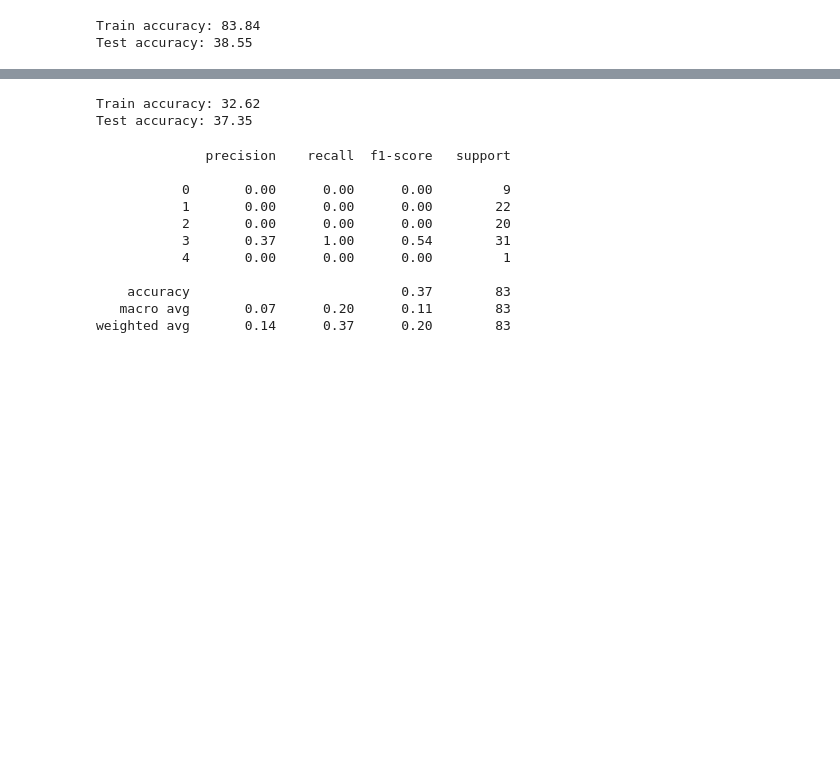
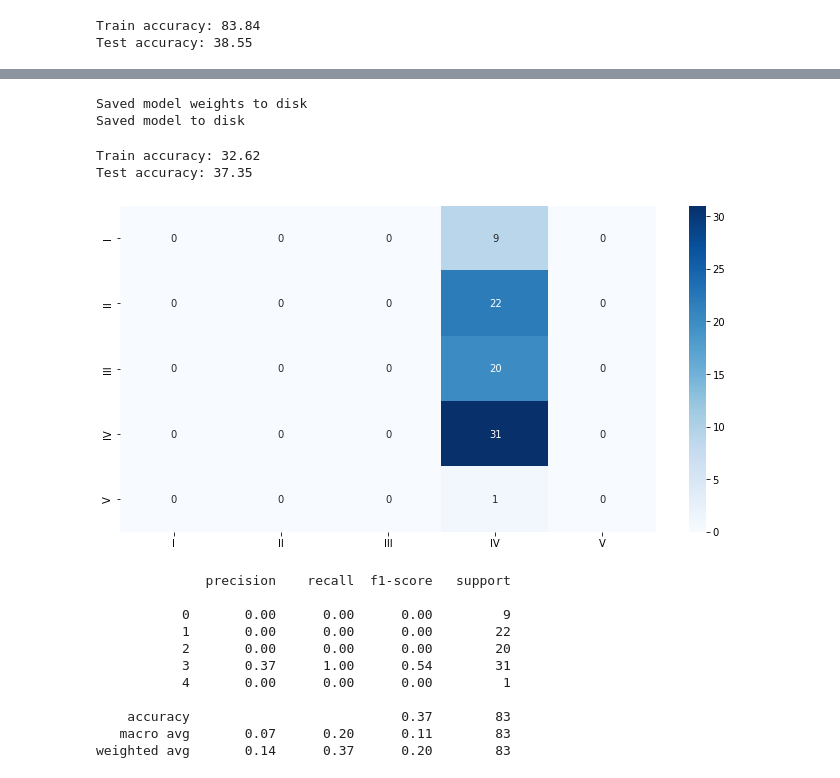
Before and after one commit to shyamsparrow/Jan-G4---NLP-Chatbot, a Jupyter notebook: Capstone_NLP_Chatbot_Jan_A_G4.ipynb, the cells around one changed output, grey strips where cells are left out. Cells and saved outputs as stored; diff of their text form; code cells hidden in the pictures; blank space fills up the shorter version.

```diff
--- a/Capstone_NLP_Chatbot_Jan_A_G4.ipynb
+++ b/Capstone_NLP_Chatbot_Jan_A_G4.ipynb
@@ -721,6 +728,6 @@ rlrp = ReduceLROnPlateau(monitor='val_loss', factor=0.001, patience=3, min_delta
 metrics = Metrics(validation_data=(X_text_train, y_text_train))
 
 # fit the keras model on the dataset
-training_history = lstm_model.fit(X_text_train, y_text_train, epochs=30, batch_size=8, verbose=1, validation_data=(X_text_test, y_text_test), callbacks=[rlrp])
+training_history = lstm_model.fit(X_text_train, y_text_train, epochs=30, batch_size=8, verbose=1, validation_data=(X_text_test, y_text_test), callbacks=[rlrp,metrics])
 # %% [output]
 Epoch 1/30
@@ -743,3 +750,18 @@ Epoch 30/30
+# %%
+lstm_model_json = lstm_model.to_json()
+with open("LSTM_model.json", "w") as json_file:
+    json_file.write(lstm_model_json)
+
+# serialize weights to HDF5
+lstm_model.save_weights("LSTM_model.h5")
+print("Saved model weights to disk")
+
+# Save the model in h5 format
+lstm_model.save("finalized_LSTM_model.h5")
+print("Saved model to disk")
+# %% [output]
+Saved model weights to disk
+Saved model to disk
 # %%
 # evaluate the keras model
 _, train_accuracy = lstm_model.evaluate(X_text_train, y_text_train, batch_size=8, verbose=0)
@@ -754,6 +776,13 @@ Test accuracy: 37.35
 y_pred = lstm_model.predict(X_text_test, verbose=0) # Multiclass
 y_pred_index = np.argmax(y_pred,axis=1)
 y_original = np.argmax(y_text_test, axis =1)
+# %%
+cm = confusion_matrix(y_original,y_pred_index)
+cm_label = ['I', 'II', 'III','IV', 'V']
+plt.figure(figsize=(12,6))
+sns.heatmap(cm, annot=True, cmap='Blues',xticklabels = cm_label, yticklabels = cm_label);
+# %% [output]
+[figure, added]
 # %%
 print(classification_report(y_original, y_pred_index))
 # %% [output]
```
Also changed, not shown: parts of 8 cells of this notebook.
